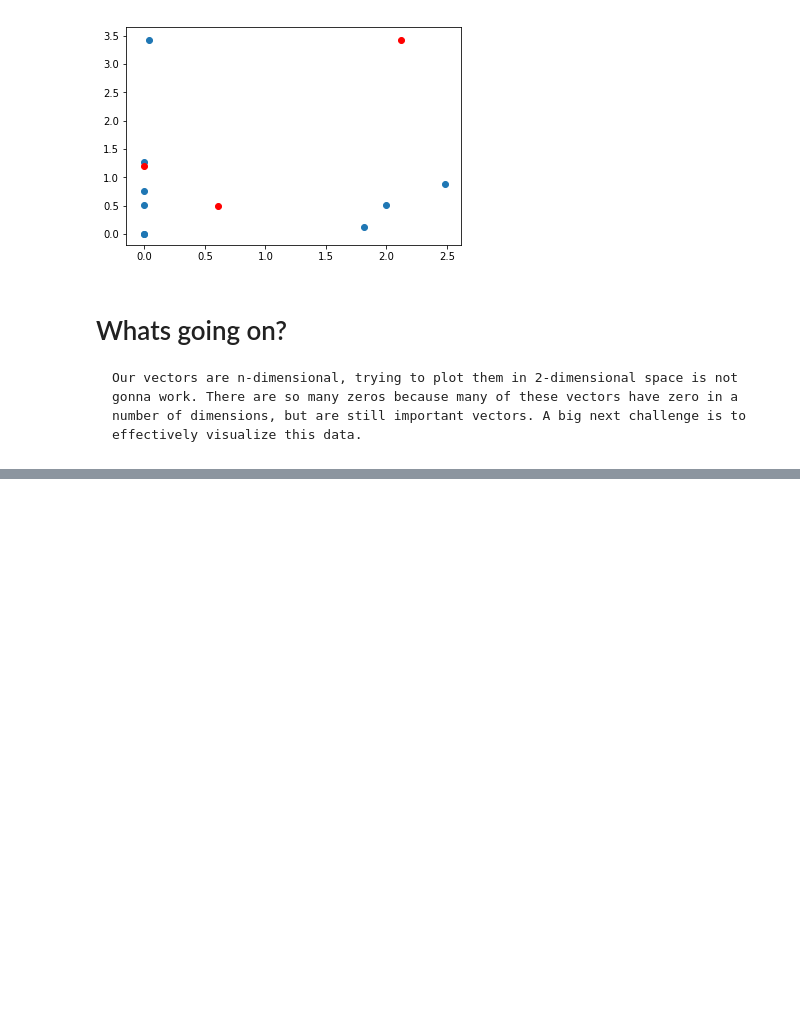
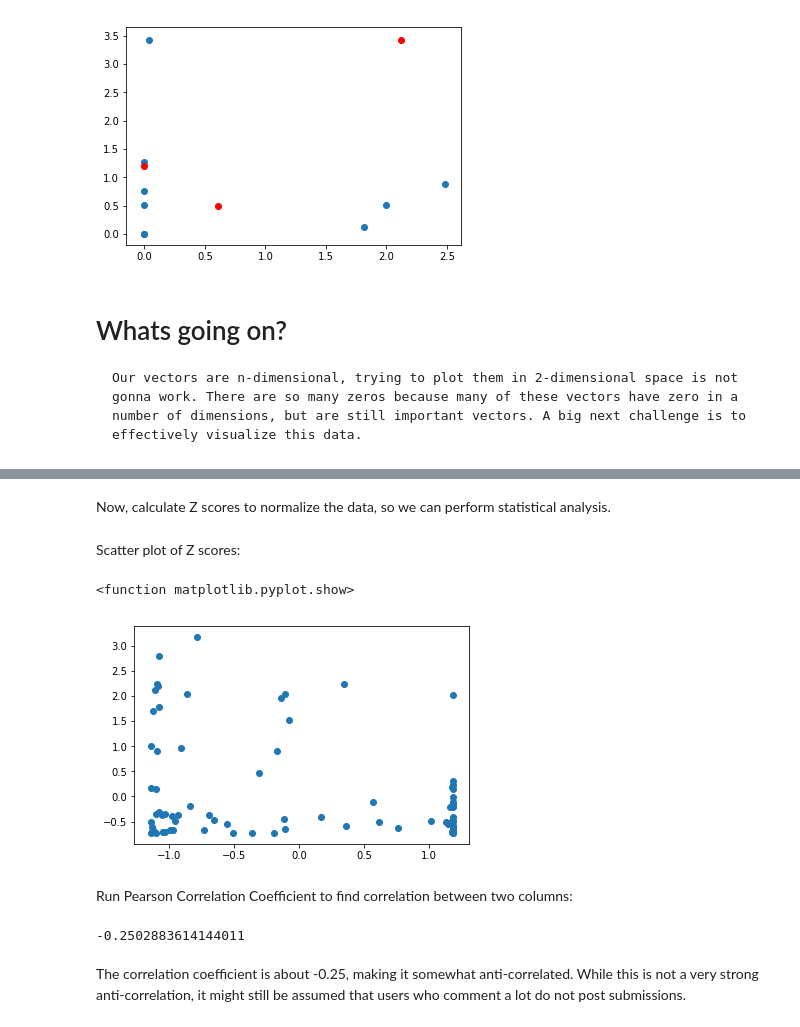
Before and after one commit to minivesper/RedditClustering, a Jupyter notebook: RedditData.ipynb, the cells around one changed output, grey strips where cells are left out. Drawn from its saved outputs; the diff is of its cells as text; code cells hidden in the pictures; blank space fills up the shorter version.

Commit message:
statistical analysis

```diff
--- a/RedditData.ipynb
+++ b/RedditData.ipynb
@@ -379,0 +368,4 @@ The number of posts reddit users make is not nearly a normal distribution. There
+# %%
+#dataframe for donalds
+donalds["total_submissions"] = donalds.sum(axis = 1)
+donalds["total_submissions"]
@@ -379,0 +390,6 @@ The number of posts reddit users make is not nearly a normal distribution. There
+# %%
+donaldCombined = pd.DataFrame()
+donaldCombined["#Comments"] = donaldc["total_comments"]
+donaldCombined["#Submissions"] = donalds["total_submissions"]
+donaldCombined = donaldCombined.dropna()
+donaldCombined
@@ -379,0 +417,3 @@ The number of posts reddit users make is not nearly a normal distribution. There
+# %%
+donaldCombined = donaldCombined[donaldCombined["#Submissions"] < 800]
+donaldCombined
@@ -379,0 +439,24 @@ The number of posts reddit users make is not nearly a normal distribution. There
+# %% [markdown]
+Now, calculate Z scores to normalize the data, so we can perform statistical analysis.
+# %%
+import scipy.stats
+
+donaldCombined['#Comments_Z'] = scipy.stats.zscore(donaldCombined['#Comments'])
+donaldCombined['#Submissions_Z'] = scipy.stats.zscore(donaldCombined['#Submissions'])
+# %% [markdown]
+Scatter plot of Z scores:
+# %%
+#scatter plot of Z scores
+plt.scatter(donaldCombined['#Comments_Z'], donaldCombined['#Submissions_Z'])
+plt.show
+# %% [output]
+<function matplotlib.pyplot.show>
+[figure, added]
+# %% [markdown]
+Run Pearson Correlation Coefficient to find correlation between two columns:
+# %%
+donaldCombined['#Comments_Z'].corr(donaldCombined['#Submissions_Z'])
+# %% [output]
+-0.2502883614144011
+# %% [markdown]
+The correlation coefficient is about -0.25, making it somewhat anti-correlated. While this is not a very strong anti-correlation, it might still be assumed that users who comment a lot do not post submissions.
```
Also changed, not shown: parts of 21 cells of this notebook.
